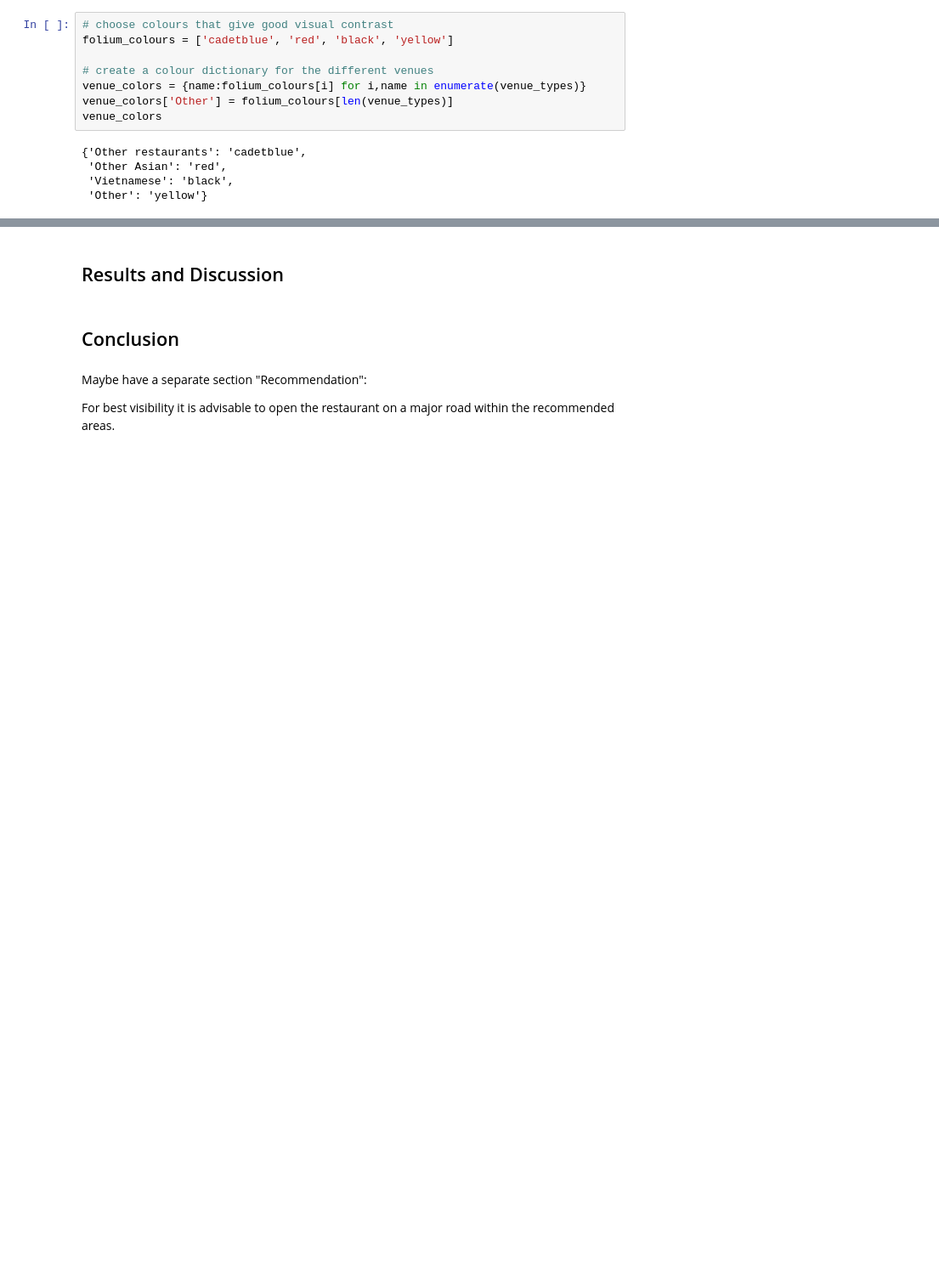
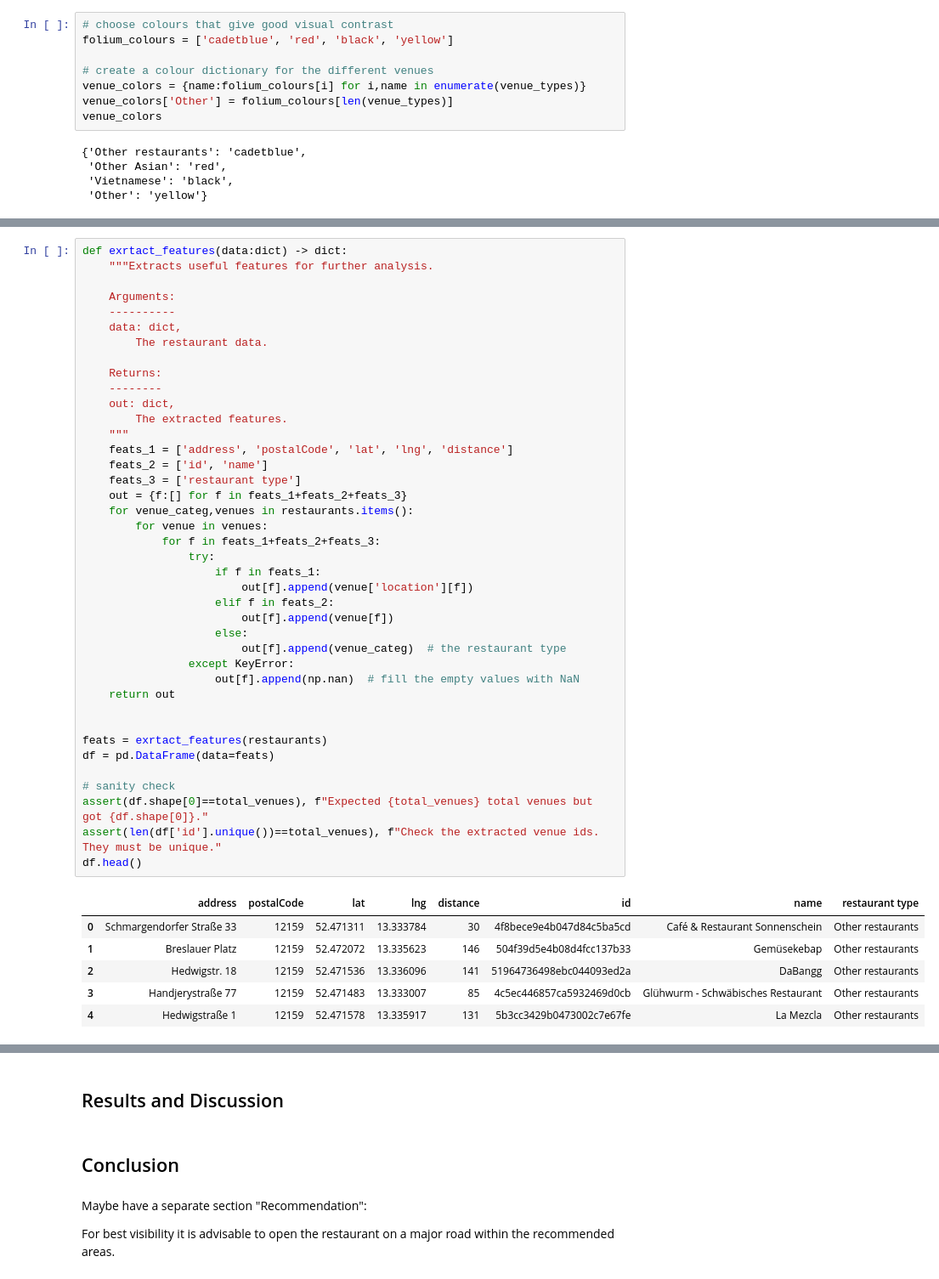
Before and after one commit to cyiallou/ibm_ds_capstone_project, a Jupyter notebook: notebooks/The-Battle-of-the-Neighborhoods.ipynb, the cells around one changed output, grey strips where cells are left out. Shown at 85% size. Cells and saved outputs as stored; diff of their text form; blank space fills up the shorter version.

```diff
--- a/notebooks/The-Battle-of-the-Neighborhoods.ipynb
+++ b/notebooks/The-Battle-of-the-Neighborhoods.ipynb
@@ -520,0 +554,47 @@ Observations:
+# %%
+def exrtact_features(data:dict) -> dict:
+    """Extracts useful features for further analysis.
+
+    Arguments:
+    ----------
+    data: dict,
+        The restaurant data.
+
+    Returns:
+    --------
+    out: dict,
+        The extracted features.
+    """
+    feats_1 = ['address', 'postalCode', 'lat', 'lng', 'distance']
+    feats_2 = ['id', 'name']
+    feats_3 = ['restaurant type']
+    out = {f:[] for f in feats_1+feats_2+feats_3}
+    for venue_categ,venues in restaurants.items():
+        for venue in venues:
+            for f in feats_1+feats_2+feats_3:
+                try:
+                    if f in feats_1:
+                        out[f].append(venue['location'][f])
+                    elif f in feats_2:
+                        out[f].append(venue[f])
+                    else:
+                        out[f].append(venue_categ)  # the restaurant type
+                except KeyError:
+                    out[f].append(np.nan)  # fill the empty values with NaN
+    return out
+
+
+feats = exrtact_features(restaurants)
+df = pd.DataFrame(data=feats)
+
+# sanity check
+assert(df.shape[0]==total_venues), f"Expected {total_venues} total venues but got {df.shape[0]}."
+assert(len(df['id'].unique())==total_venues), f"Check the extracted venue ids. They must be unique."
+df.head()
+# %% [output]
+|  | address | postalCode | lat | lng | distance | id | name | restaurant type |
+| 0 | Schmargendorfer Straße 33 | 12159 | 52.471311 | 13.333784 | 30 | 4f8bece9e4b047d84c5ba5cd | Café & Restaurant Sonnenschein | Other restaurants |
+| 1 | Breslauer Platz | 12159 | 52.472072 | 13.335623 | 146 | 504f39d5e4b08d4fcc137b33 | Gemüsekebap | Other restaurants |
+| 2 | Hedwigstr. 18 | 12159 | 52.471536 | 13.336096 | 141 | 51964736498ebc044093ed2a | DaBangg | Other restaurants |
+| 3 | Handjerystraße 77 | 12159 | 52.471483 | 13.333007 | 85 | 4c5ec446857ca5932469d0cb | Glühwurm - Schwäbisches Restaurant | Other restaurants |
+| 4 | Hedwigstraße 1 | 12159 | 52.471578 | 13.335917 | 131 | 5b3cc3429b0473002c7e67fe | La Mezcla | Other restaurants |
```
Also changed, not shown: parts of 35 cells of this notebook.
